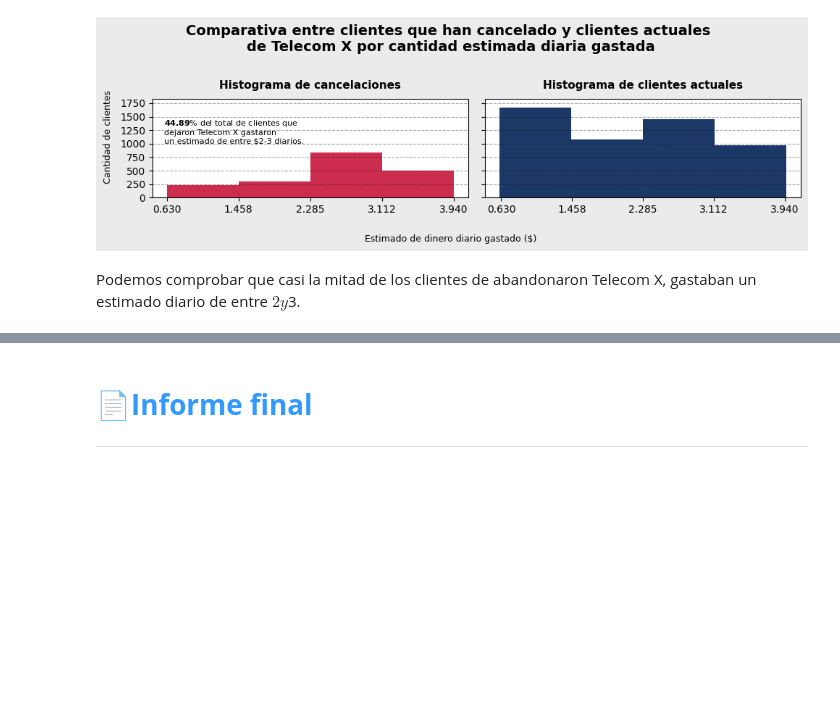
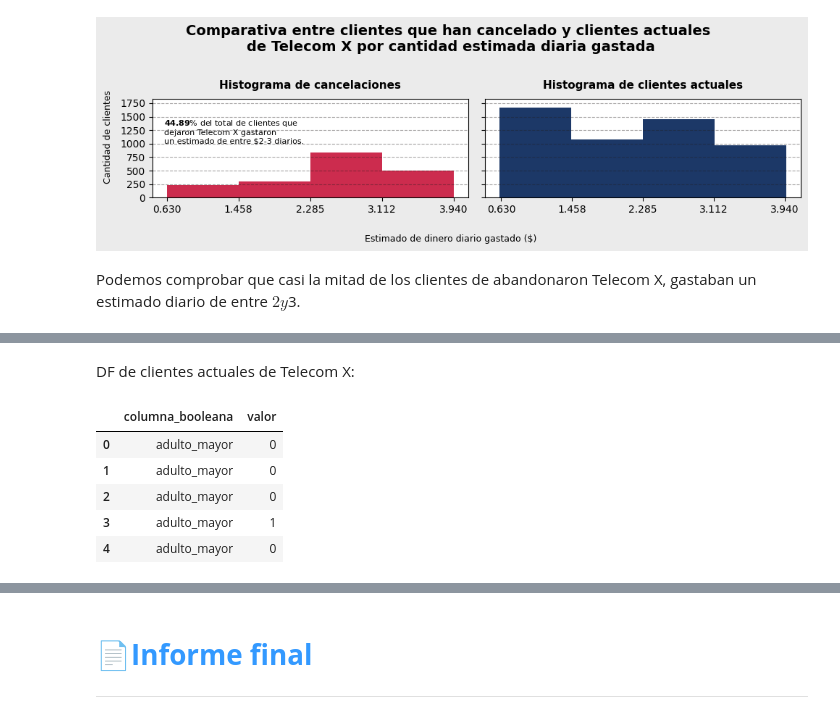
Before and after one commit to carloslozano-rg/challenge-telecom-x, a Jupyter notebook: TelecomX_LATAM.ipynb, the cells around one changed output, grey strips where cells are left out. Saved outputs shown, nothing was run; the diff lists cells and outputs as text; code cells hidden in the pictures; blank space fills up the shorter version.

```diff
--- a/TelecomX_LATAM.ipynb
+++ b/TelecomX_LATAM.ipynb
@@ -1580,0 +1624,12 @@ Podemos comprobar que casi la mitad de los clientes de abandonaron Telecom X, ga
+# %% [markdown]
+DF de clientes actuales de Telecom X:
+# %%
+df_melted_bool_actuales = telecom_x_clientes_actuales.melt(value_vars=columnas_booleanas_estandarizadas, var_name= 'columna_booleana', value_name='valor')
+df_melted_bool_actuales.head()
+# %% [output]
+|  | columna_booleana | valor |
+| 0 | adulto_mayor | 0 |
+| 1 | adulto_mayor | 0 |
+| 2 | adulto_mayor | 0 |
+| 3 | adulto_mayor | 1 |
+| 4 | adulto_mayor | 0 |
```
Also changed, not shown: parts of 13 cells of this notebook.
